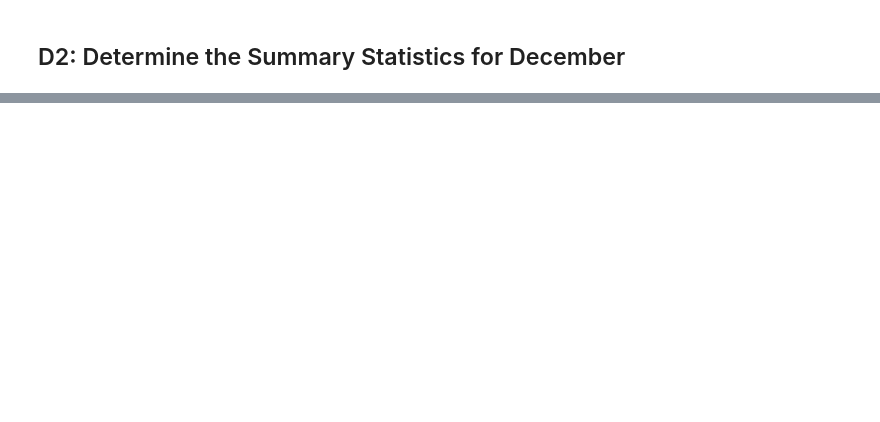
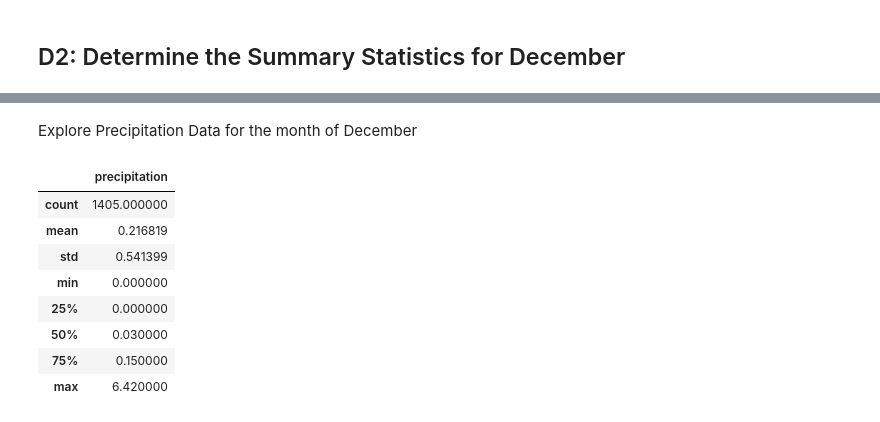
Before and after one commit to achoav/surfs_up, a Jupyter notebook: SurfsUp_Challenge.ipynb, the cells around one changed output, grey strips where cells are left out. Cells and saved outputs as stored; diff of their text form; code cells hidden in the pictures; blank space fills up the shorter version.

```diff
--- a/SurfsUp_Challenge.ipynb
+++ b/SurfsUp_Challenge.ipynb
@@ -152,0 +201,24 @@ df_dec.describe()
+# %% [markdown]
+Explore Precipitation Data for the month of December
+# %%
+# 1. June Precipitation Data
+# 2. Write a query that filters the Measurement table to retrieve the temperatures for the month of December.
+session.query(Measurement.date, Measurement.prcp).filter(extract('month',Measurement.date)==12).all()
+#  3. Convert the December precipitation to a list.
+results = session.query(Measurement.date, Measurement.prcp).filter(extract('month',Measurement.date)==12).all()
+# 4. Create a DataFrame from the list of temperatures for the month of December.
+df_Dec = pd.DataFrame(results, columns=['date','precipitation'])
+df_Dec.set_index(df_Dec['date'], inplace=True)
+df_Dec
+# 5. Calculate and print out the summary statistics for the June temperature DataFrame.
+df_Dec.describe()
+# %% [output]
+|  | precipitation |
+| count | 1405.000000 |
+| mean | 0.216819 |
+| std | 0.541399 |
+| min | 0.000000 |
+| 25% | 0.000000 |
+| 50% | 0.030000 |
+| 75% | 0.150000 |
+| max | 6.420000 |
```
Also changed, not shown: parts of 8 cells of this notebook, 5 other files.
